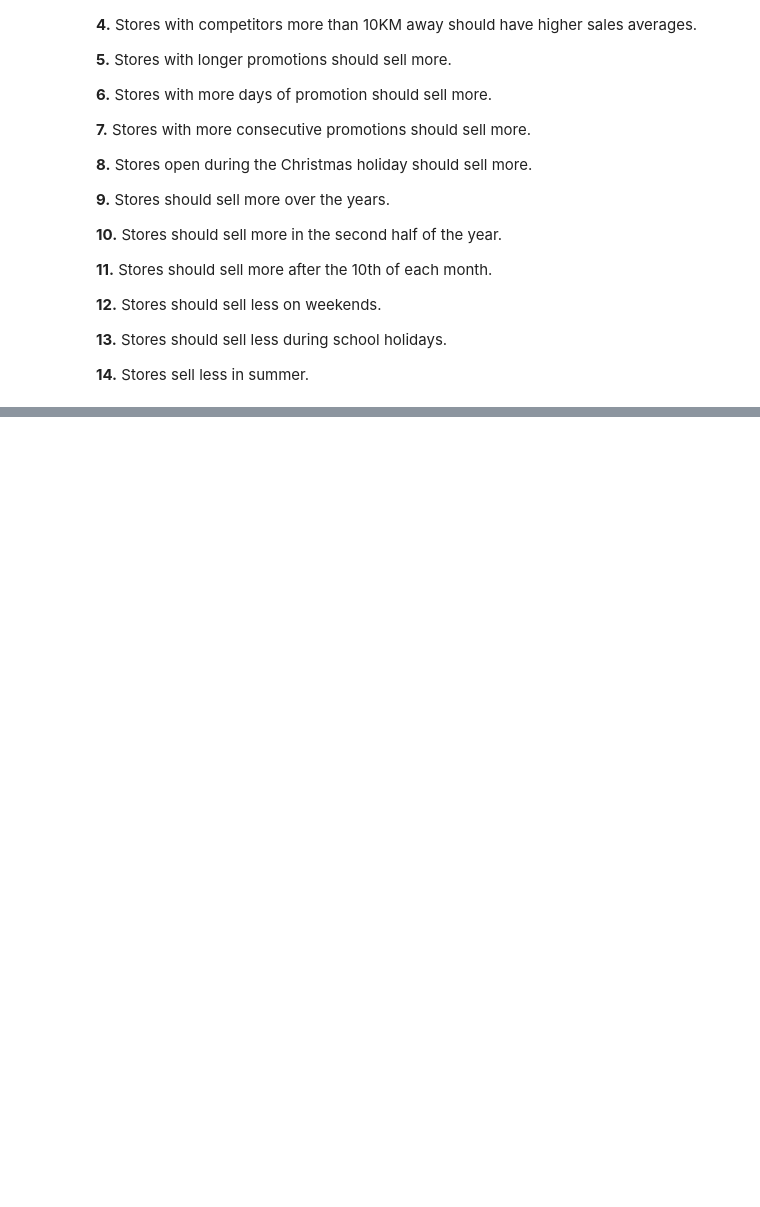
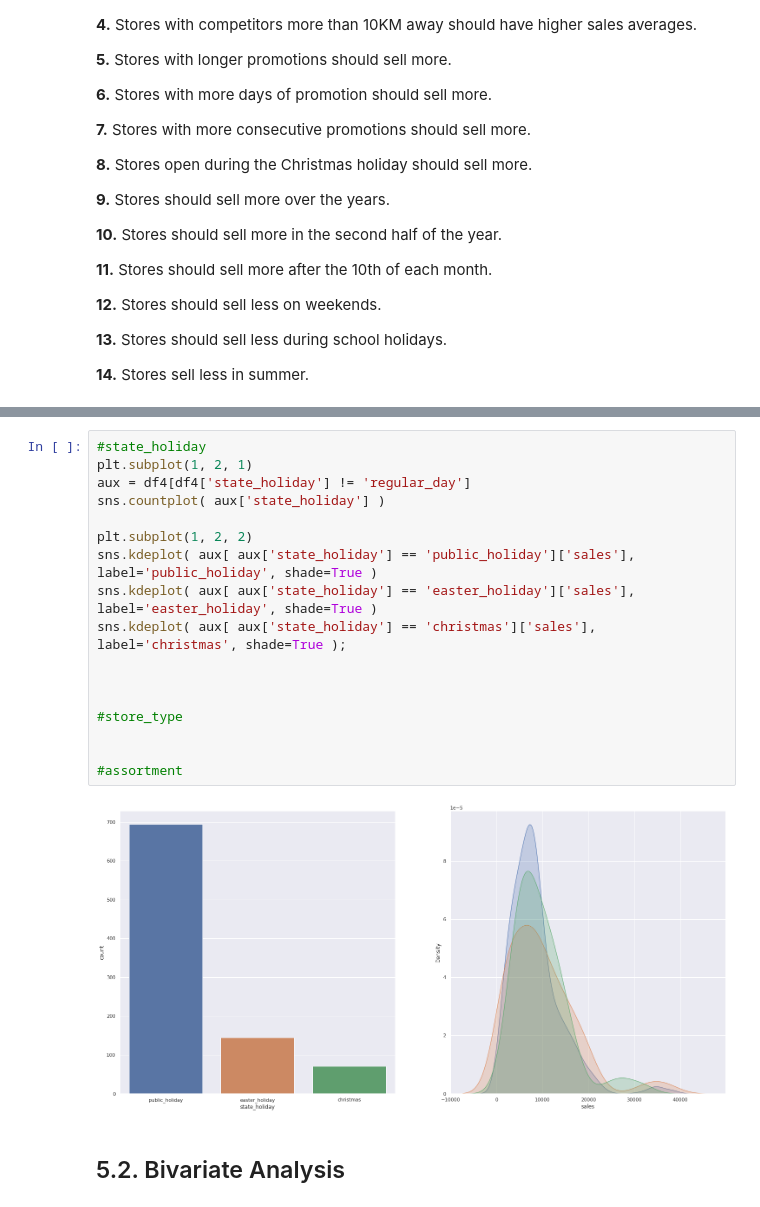
Before and after one commit to luanjesus/rossmann_store_sales_prediction, a Jupyter notebook: exploratory_data_analysis.ipynb, the cells around one changed output, grey strips where cells are left out. Drawn from its saved outputs; the diff is of its cells as text; blank space fills up the shorter version.

```diff
--- a/exploratory_data_analysis.ipynb
+++ b/exploratory_data_analysis.ipynb
@@ -397,0 +453,21 @@ df2.head().T
+# %%
+#state_holiday
+plt.subplot(1, 2, 1)
+aux = df4[df4['state_holiday'] != 'regular_day']
+sns.countplot( aux['state_holiday'] )
+
+plt.subplot(1, 2, 2)
+sns.kdeplot( aux[ aux['state_holiday'] == 'public_holiday']['sales'], label='public_holiday', shade=True )
+sns.kdeplot( aux[ aux['state_holiday'] == 'easter_holiday']['sales'], label='easter_holiday', shade=True )
+sns.kdeplot( aux[ aux['state_holiday'] == 'christmas']['sales'], label='christmas', shade=True );
+
+
+
+#store_type
+
+
+#assortment
+# %% [output]
+[figure, added]
+# %% [markdown]
+## 5.2. Bivariate Analysis
```
Also changed, not shown: parts of 25 cells of this notebook.
